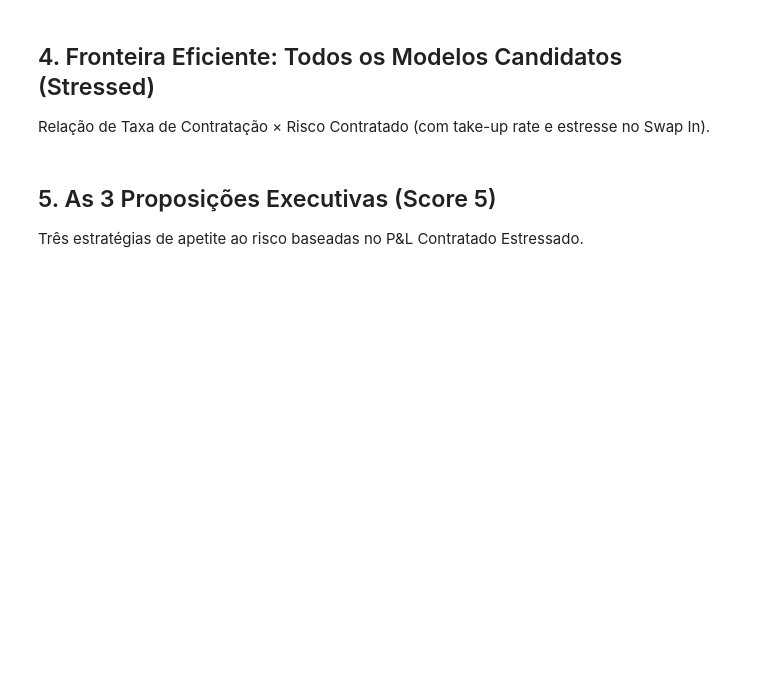
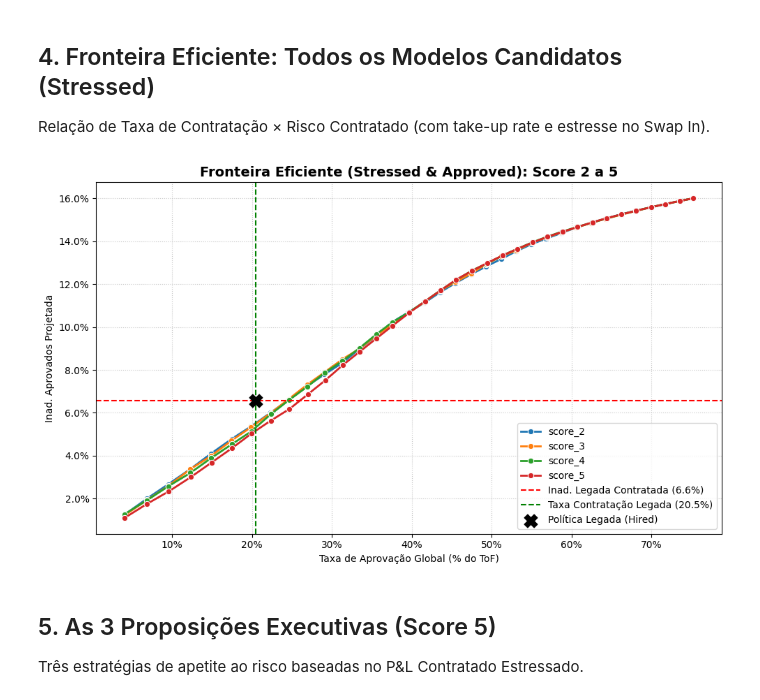
Before and after one commit to matheuspasche/pycreditools, a Jupyter notebook: src/pycreditools/examples/tutorial_masterclass_v14.ipynb, the cells around one changed output. Cells and saved outputs as stored; diff of their text form; code cells hidden in the pictures; blank space fills up the shorter version.

```diff
--- a/src/pycreditools/examples/tutorial_masterclass_v14.ipynb
+++ b/src/pycreditools/examples/tutorial_masterclass_v14.ipynb
@@ -244,47 +244,44 @@ Pós-todos os HF (combinado)     136,711      20.5%
 ## 4. Fronteira Eficiente: Todos os Modelos Candidatos (Stressed)
 Relação de Taxa de Contratação × Risco Contratado (com take-up rate e estresse no Swap In).
 # %%
-# Criamos a política de tradeoff com o take-up rate e o agravamento médio dos Swap Ins (1.4x)
+# Criamos a política de tradeoff com o agravamento médio dos Swap Ins (1.2x)
 def angulado_tradeoff(df_swap, pd_col):
-    return (df_swap[pd_col] * 1.4).clip(0, 1)
+    return (df_swap[pd_col] * 1.2).clip(0, 1)
 
 policy_tradeoff = (
     policy_hf
-    .rate("Propensão", base_rate=1.0, variable="take_up_rate")
     .add_stress(CustomStress(angulado_tradeoff))
 )
 
 cutoffs = np.linspace(
     df_clean_hf["score_5"].quantile(0.05),
-    df_clean_hf["score_5"].quantile(0.95), 20
+    df_clean_hf["score_5"].quantile(0.95), 35
 ).astype(int).tolist()
 
 res_list = []
 for i in range(2,6):
     an = TradeoffAnalyzer(policy_tradeoff).vary_cutoff(f"score_{i}", cutoffs)
     r  = an.run(df_dev, parallel=False)
     r["Score_Model"] = f"score_{i}"
     r["Cutoff"]      = r[f"score_{i}_cutoff"]
     res_list.append(r)
 res_all = pd.concat(res_list)
 
 import os
 os.makedirs("images", exist_ok=True)
 
-plt.figure(figsize=(10,6))
-sns.lineplot(data=res_all, x="approval_rate", y="default_rate",
-             hue="Score_Model", marker="o", linewidth=2)
-# Baselines baseadas na política legada contratada (hired)
-plt.axhline(y=bad_hired, color='r', linestyle='--', linewidth=1.5, label=f"Inad. Legada Contratada ({bad_hired:.1%})")
-plt.axvline(x=n_hired/N,  color='g', linestyle='--', linewidth=1.5, label=f"Taxa Contratação Legada ({n_hired/N:.1%})")
-plt.scatter(n_hired/N, bad_hired, color="black", s=180, marker="X", zorder=10, label="Política Legada (Hired)")
-plt.title("Fronteira Eficiente (Stressed & Contracted): Score 2 a 5", fontsize=14, fontweight='bold')
-plt.xlabel("Taxa de Aprovação Global (% do ToF)"); plt.ylabel("Inad. Aprovados Projetada")
-plt.gca().xaxis.set_major_formatter(plt.FuncFormatter(lambda x,_: f'{x:.0%}'))
-plt.gca().yaxis.set_major_formatter(plt.FuncFormatter(lambda y,_: f'{y:.0%}'))
-plt.grid(True, linestyle=':', alpha=0.7); plt.legend(); plt.tight_layout()
-plt.savefig("images/tradeoff_comparativo.png", dpi=150)
+from pycreditools.visualization import plot_tradeoffs
+plot_tradeoffs(
+    res_all,
+    legacy_approval_rate=n_aprov / N,
+    legacy_bad_rate=bad_aprov,
+    title="Fronteira Eficiente (Stressed & Approved): Score 2 a 5",
+    hue_col="Score_Model",
+    save_path="images/tradeoff_comparativo.png"
+)
 plt.show()
+# %% [output]
+[figure, added]
 # %% [markdown]
 ## 5. As 3 Proposições Executivas (Score 5)
 Três estratégias de apetite ao risco baseadas no P&L Contratado Estressado.
```
Also changed, not shown: parts of 14 cells of this notebook, 16 other files.
